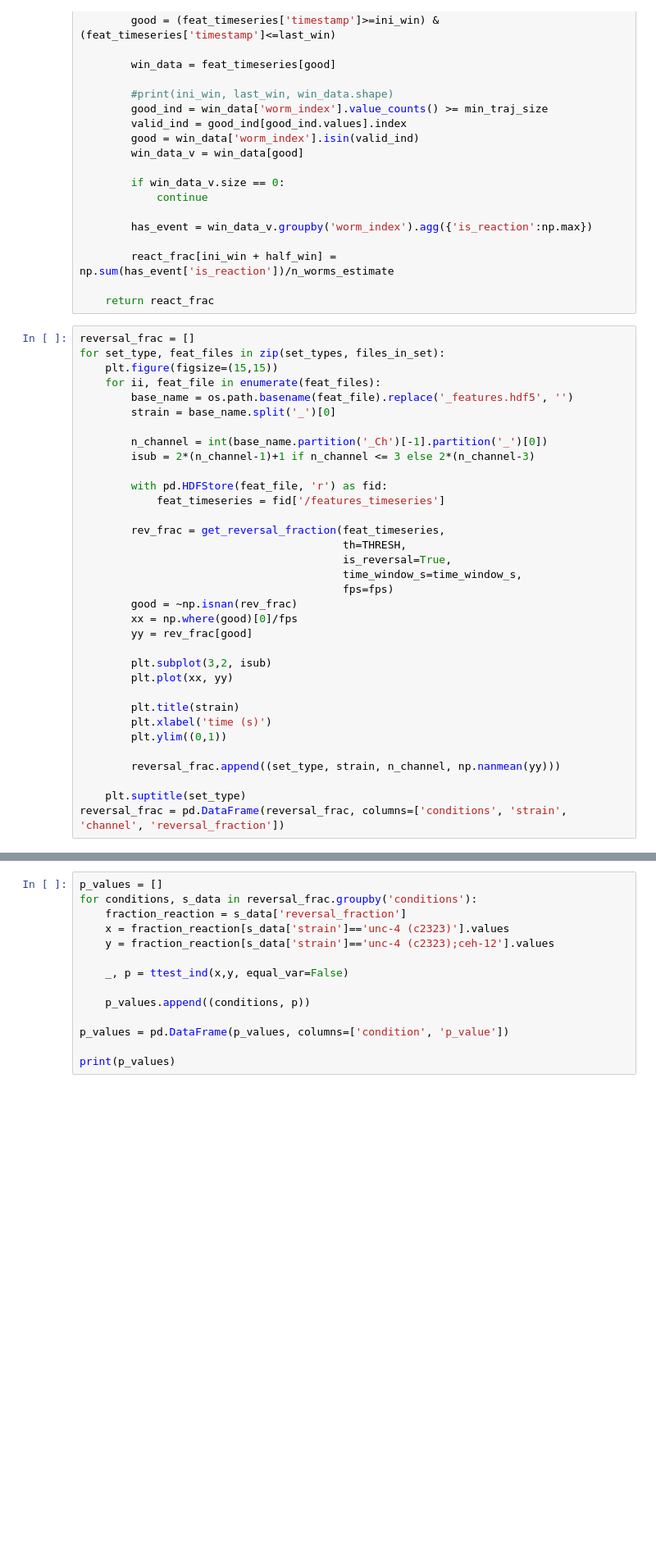
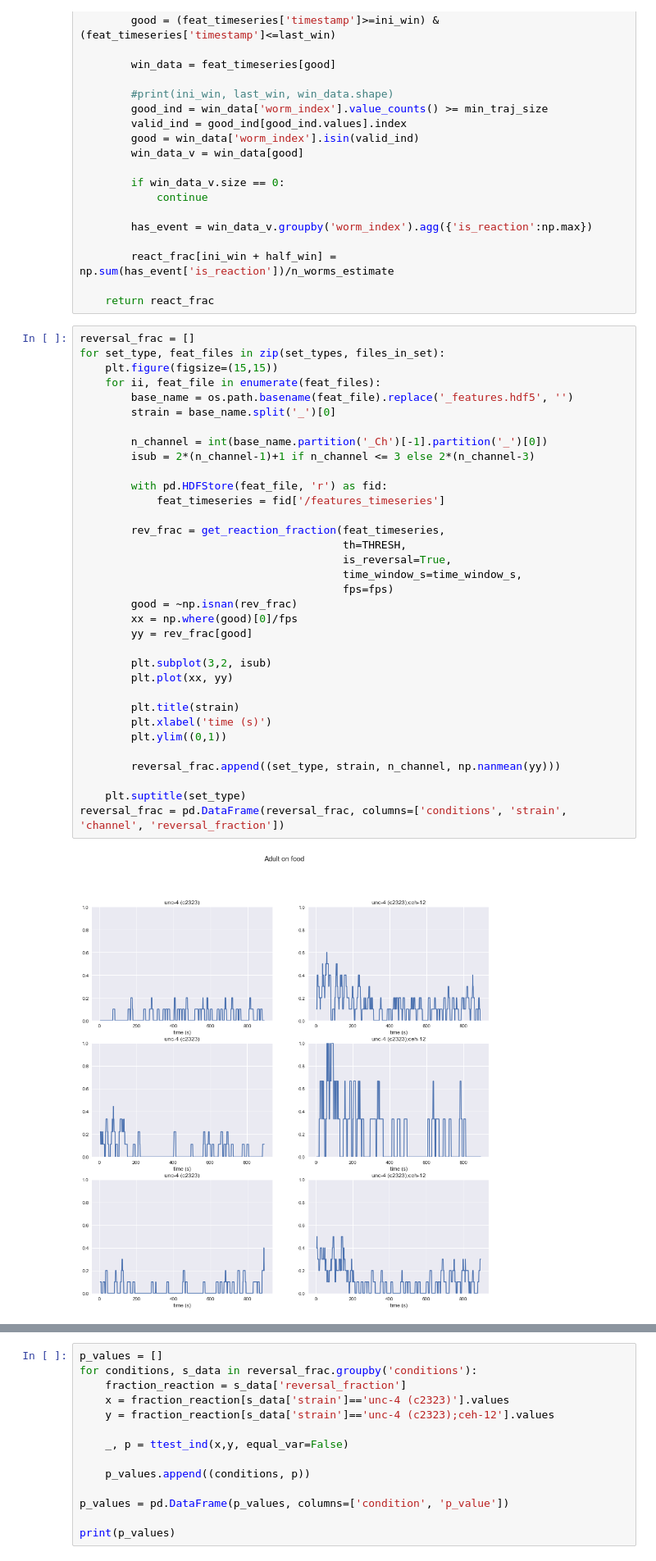
Before and after one commit to ver228/Work_In_Progress, a Jupyter notebook: work_in_progress/compare_features/single_plates/unc4_reversals_v2.ipynb, the cells around one changed output, grey strips where cells are left out. Shown at 82% size. Saved outputs shown, nothing was run; the diff lists cells and outputs as text; blank space fills up the shorter version.

```diff
--- a/work_in_progress/compare_features/single_plates/unc4_reversals_v2.ipynb
+++ b/work_in_progress/compare_features/single_plates/unc4_reversals_v2.ipynb
@@ -116,31 +116,33 @@ for set_type, feat_files in zip(set_types, files_in_set):
     plt.figure(figsize=(15,15))
     for ii, feat_file in enumerate(feat_files):
         base_name = os.path.basename(feat_file).replace('_features.hdf5', '')
         strain = base_name.split('_')[0]
 
         n_channel = int(base_name.partition('_Ch')[-1].partition('_')[0])
         isub = 2*(n_channel-1)+1 if n_channel <= 3 else 2*(n_channel-3)
 
         with pd.HDFStore(feat_file, 'r') as fid:
             feat_timeseries = fid['/features_timeseries']
 
-        rev_frac = get_reversal_fraction(feat_timeseries,
+        rev_frac = get_reaction_fraction(feat_timeseries,
                                          th=THRESH,
                                          is_reversal=True,
                                          time_window_s=time_window_s,
                                          fps=fps)
         good = ~np.isnan(rev_frac)
         xx = np.where(good)[0]/fps
         yy = rev_frac[good]
 
         plt.subplot(3,2, isub)
         plt.plot(xx, yy)
 
         plt.title(strain)
         plt.xlabel('time (s)')
         plt.ylim((0,1))
 
         reversal_frac.append((set_type, strain, n_channel, np.nanmean(yy)))
 
     plt.suptitle(set_type)
 reversal_frac = pd.DataFrame(reversal_frac, columns=['conditions', 'strain', 'channel', 'reversal_fraction'])
+# %% [output]
+[figure, added]
```
Also changed, not shown: parts of 4 cells of this notebook, 3 other files.
